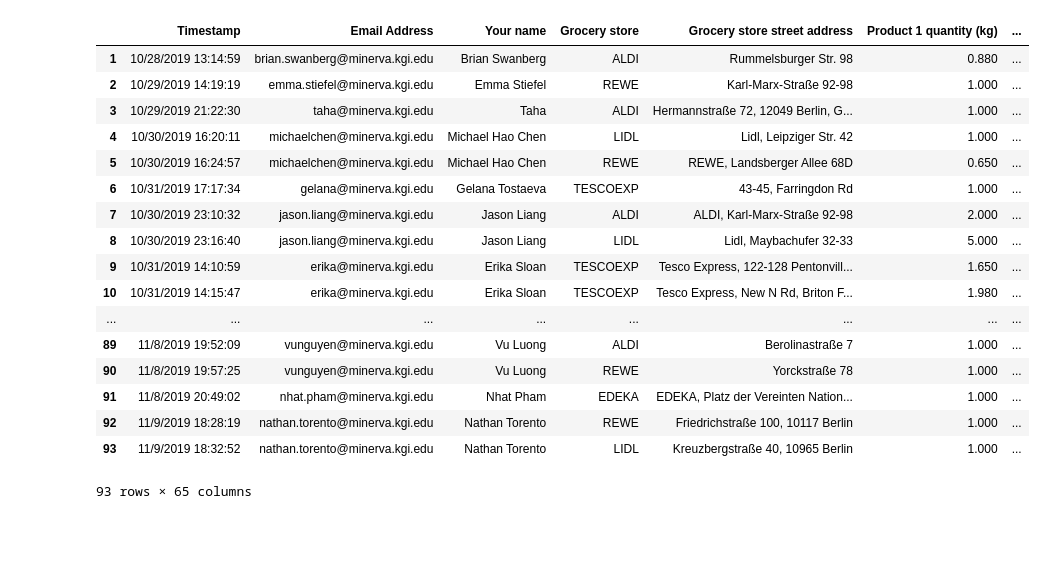
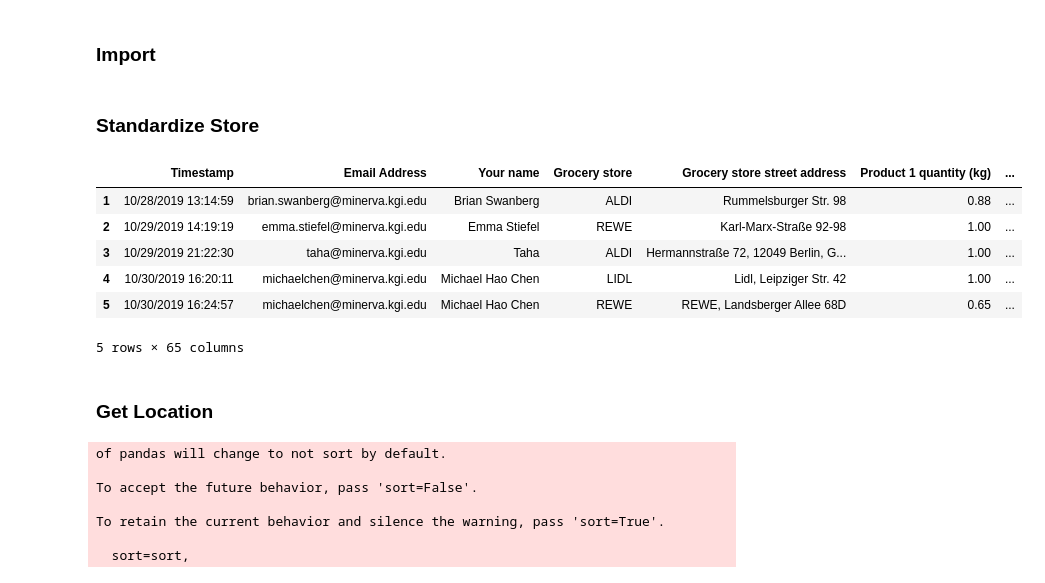
Before and after one commit to michlee1337/DataScience, a Jupyter notebook: Stats/LBA.ipynb, the cells around one changed output. Cells and saved outputs as stored; diff of their text form; code cells hidden in the pictures; blank space fills up the shorter version.

```diff
--- a/Stats/LBA.ipynb
+++ b/Stats/LBA.ipynb
@@ -2,0 +3,2 @@ import pandas as pd
+# %% [markdown]
+### Import
@@ -5,31 +12,52 @@ import pandas as pd
 data = pd.read_csv("LBA.csv", header=1)
 data = data.drop(0)
+# %% [markdown]
+### Standardize Store
 # %%
-# deal w grocery name
+### Standardize Storedef firstUpper(s):
 def firstUpper(s):
     # edge case: deal w tesco exp cause its diff
     if s.lower() == "tesco express":
         return("TESCOEXP")
+    if s.lower() == "sainsbury's" or s.lower() =="SAINSBURY’S".lower():
+        return("SAINSBURY")
     return(s.split(" ")[0].upper())
 data["Grocery store"] = data["Grocery store"].apply(firstUpper)
 # %%
-data
+data.head()
 # %% [output]
 |  | Timestamp | Email Address | Your name | Grocery store | Grocery store street address | Product 1 quantity (kg) | ... |
-| 1 | 10/28/2019 13:14:59 | brian.swanberg@minerva.kgi.edu | Brian Swanberg | ALDI | Rummelsburger Str. 98 | 0.880 | ... |
-| 2 | 10/29/2019 14:19:19 | emma.stiefel@minerva.kgi.edu | Emma Stiefel | REWE | Karl-Marx-Straße 92-98 | 1.000 | ... |
-| 3 | 10/29/2019 21:22:30 | taha@minerva.kgi.edu | Taha | ALDI | Hermannstraße 72, 12049 Berlin, G... | 1.000 | ... |
-| 4 | 10/30/2019 16:20:11 | michaelchen@minerva.kgi.edu | Michael Hao Chen | LIDL | Lidl, Leipziger Str. 42 | 1.000 | ... |
-| 5 | 10/30/2019 16:24:57 | michaelchen@minerva.kgi.edu | Michael Hao Chen | REWE | REWE, Landsberger Allee 68D | 0.650 | ... |
-| 6 | 10/31/2019 17:17:34 | gelana@minerva.kgi.edu | Gelana Tostaeva | TESCOEXP | 43-45, Farringdon Rd | 1.000 | ... |
-| 7 | 10/30/2019 23:10:32 | jason.liang@minerva.kgi.edu | Jason Liang | ALDI | ALDI, Karl-Marx-Straße 92-98 | 2.000 | ... |
-| 8 | 10/30/2019 23:16:40 | jason.liang@minerva.kgi.edu | Jason Liang | LIDL | Lidl, Maybachufer 32-33 | 5.000 | ... |
-| 9 | 10/31/2019 14:10:59 | erika@minerva.kgi.edu | Erika Sloan | TESCOEXP | Tesco Express, 122-128 Pentonvill... | 1.650 | ... |
-| 10 | 10/31/2019 14:15:47 | erika@minerva.kgi.edu | Erika Sloan | TESCOEXP | Tesco Express, New N Rd, Briton F... | 1.980 | ... |
-| ... | ... | ... | ... | ... | ... | ... | ... |
-| 89 | 11/8/2019 19:52:09 | vunguyen@minerva.kgi.edu | Vu Luong | ALDI | Berolinastraße 7 | 1.000 | ... |
-| 90 | 11/8/2019 19:57:25 | vunguyen@minerva.kgi.edu | Vu Luong | REWE | Yorckstraße 78 | 1.000 | ... |
-| 91 | 11/8/2019 20:49:02 | nhat.pham@minerva.kgi.edu | Nhat Pham | EDEKA | EDEKA, Platz der Vereinten Nation... | 1.000 | ... |
-| 92 | 11/9/2019 18:28:19 | nathan.torento@minerva.kgi.edu | Nathan Torento | REWE | Friedrichstraße 100, 10117 Berlin | 1.000 | ... |
-| 93 | 11/9/2019 18:32:52 | nathan.torento@minerva.kgi.edu | Nathan Torento | LIDL | Kreuzbergstraße 40, 10965 Berlin | 1.000 | ... |
+| 1 | 10/28/2019 13:14:59 | brian.swanberg@minerva.kgi.edu | Brian Swanberg | ALDI | Rummelsburger Str. 98 | 0.88 | ... |
+| 2 | 10/29/2019 14:19:19 | emma.stiefel@minerva.kgi.edu | Emma Stiefel | REWE | Karl-Marx-Straße 92-98 | 1.00 | ... |
+| 3 | 10/29/2019 21:22:30 | taha@minerva.kgi.edu | Taha | ALDI | Hermannstraße 72, 12049 Berlin, G... | 1.00 | ... |
+| 4 | 10/30/2019 16:20:11 | michaelchen@minerva.kgi.edu | Michael Hao Chen | LIDL | Lidl, Leipziger Str. 42 | 1.00 | ... |
+| 5 | 10/30/2019 16:24:57 | michaelchen@minerva.kgi.edu | Michael Hao Chen | REWE | REWE, Landsberger Allee 68D | 0.65 | ... |
-93 rows × 65 columns
+5 rows × 65 columns
+# %% [markdown]
+### Get Location
+# %%
+neighbourhoods = pd.read_csv("Neighbourhoods.csv", header=3)
+neighbourhoods_l = pd.read_csv("Neighbourhoods_london.csv", header=3)
+neighbourhoods.append(neighbourhoods_l)
+neighbourhoods = neighbourhoods.drop([57]) # repeated store???
+
+def lookup_nh(address):
+    index_l = [s.find(address) != -1 for s in neighbourhoods['Supermarket']]
+    res = neighbourhoods.loc[index_l,"Neighborhood"]
+    if len(res) == 1:
+        return(res.item())
+    else:
+        # try removing the postcode
+
+        if len(res) == 1:
+            return(res.item())
+        else:
+            return(None)
+# %% [output]
+of pandas will change to not sort by default.
+
+To accept the future behavior, pass 'sort=False'.
+
+To retain the current behavior and silence the warning, pass 'sort=True'.
+
+  sort=sort,
```
Also changed, not shown: parts of 27 cells of this notebook, 25 other files.
